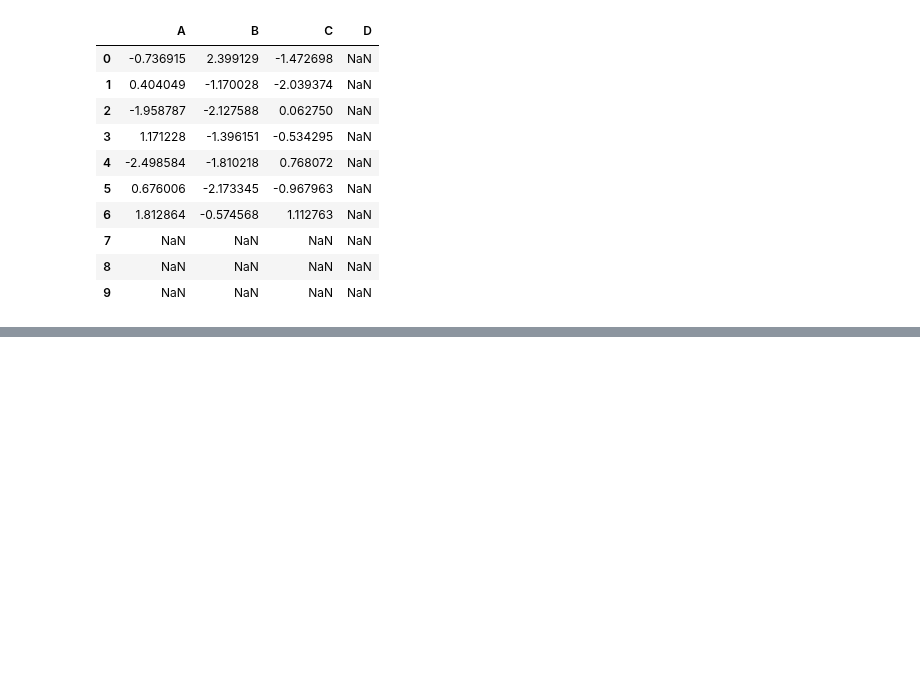
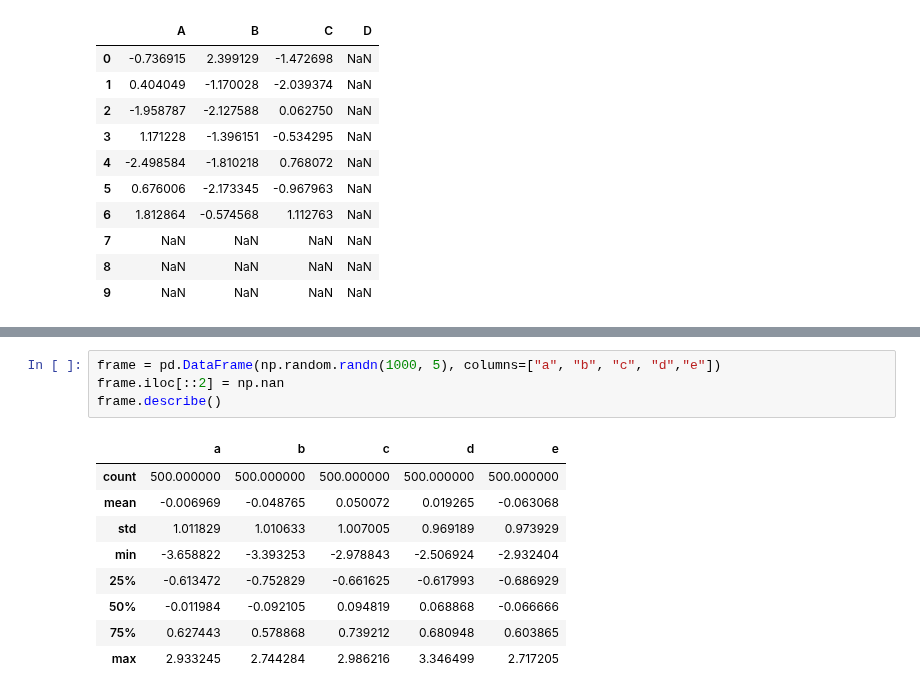
Before and after one commit to UtsavParashar/PythonProblems, a Jupyter notebook: PandasOffDoc.ipynb, the cells around one changed output, grey strips where cells are left out. Drawn from its saved outputs; the diff is of its cells as text; blank space fills up the shorter version.

Commit message:
nunique stats describe

```diff
--- a/PandasOffDoc.ipynb
+++ b/PandasOffDoc.ipynb
@@ -2352,0 +2519,14 @@ quo, rem = divmod(s, [1,2,3,5])
+# %%
+frame = pd.DataFrame(np.random.randn(1000, 5), columns=["a", "b", "c", "d","e"])
+frame.iloc[::2] = np.nan
+frame.describe()
+# %% [output]
+|  | a | b | c | d | e |
+| count | 500.000000 | 500.000000 | 500.000000 | 500.000000 | 500.000000 |
+| mean | -0.006969 | -0.048765 | 0.050072 | 0.019265 | -0.063068 |
+| std | 1.011829 | 1.010633 | 1.007005 | 0.969189 | 0.973929 |
+| min | -3.658822 | -3.393253 | -2.978843 | -2.506924 | -2.932404 |
+| 25% | -0.613472 | -0.752829 | -0.661625 | -0.617993 | -0.686929 |
+| 50% | -0.011984 | -0.092105 | 0.094819 | 0.068868 | -0.066666 |
+| 75% | 0.627443 | 0.578868 | 0.739212 | 0.680948 | 0.603865 |
+| max | 2.933245 | 2.744284 | 2.986216 | 3.346499 | 2.717205 |
```
Also changed, not shown: parts of 56 cells of this notebook, 1 other file.
